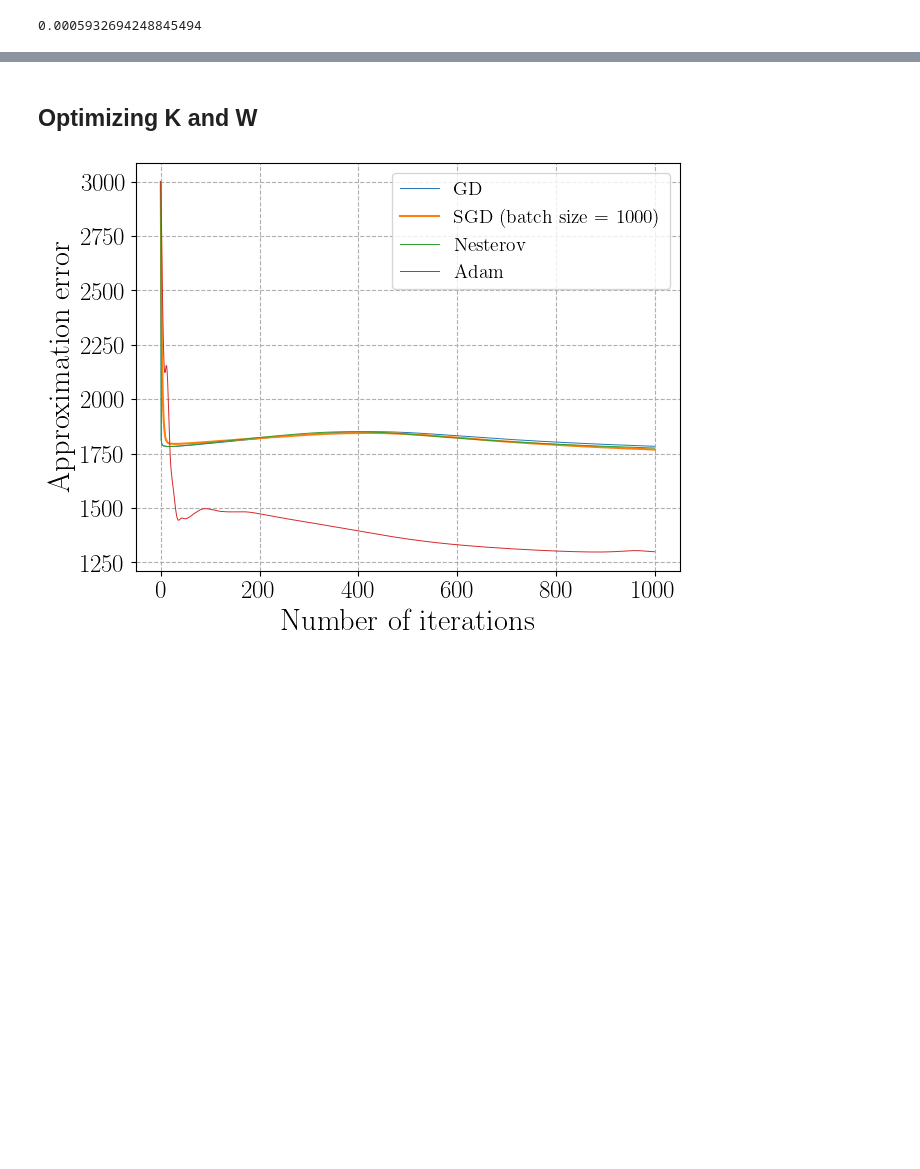
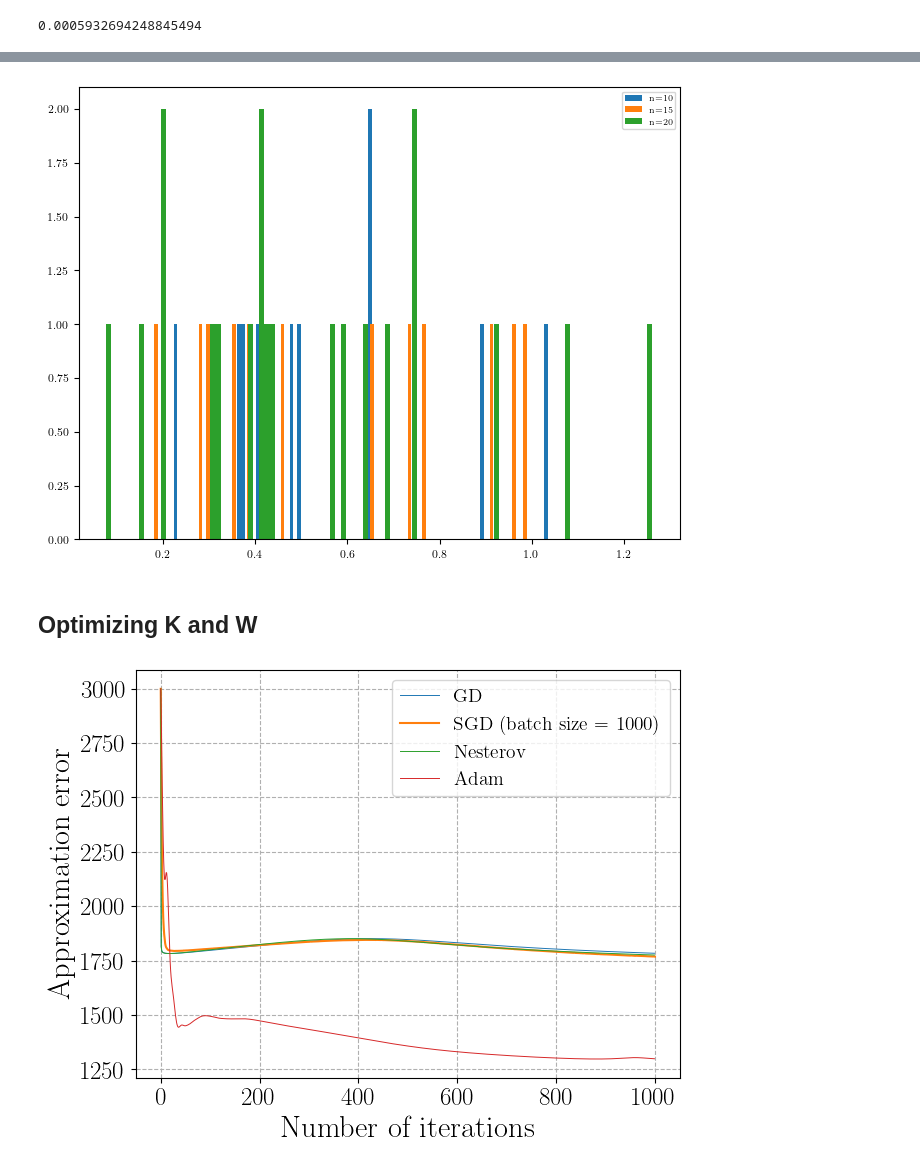
Before and after one commit to tabishhub/adam_d3s, a Jupyter notebook: Koopman_operator/OU_process.ipynb, the cells around one changed output, grey strips where cells are left out. Cells and saved outputs as stored; diff of their text form; code cells hidden in the pictures; blank space fills up the shorter version.

```diff
--- a/Koopman_operator/OU_process.ipynb
+++ b/Koopman_operator/OU_process.ipynb
@@ -102,3 +150,12 @@ print(hk)
+# %%
+plt.figure()
+plt.hist(sigmas_n1, bins=100, label='n=10')
+plt.hist(sigmas_n2, bins=100, label='n=15')
+plt.hist(sigmas_n3, bins=100, label='n=20')
+plt.legend()
+plt.show()
+# %% [output]
+[figure, added]
 # %% [markdown]
 ## Optimizing K and W
 # %%
```
Also changed, not shown: parts of 5 cells of this notebook, 3 other files.
